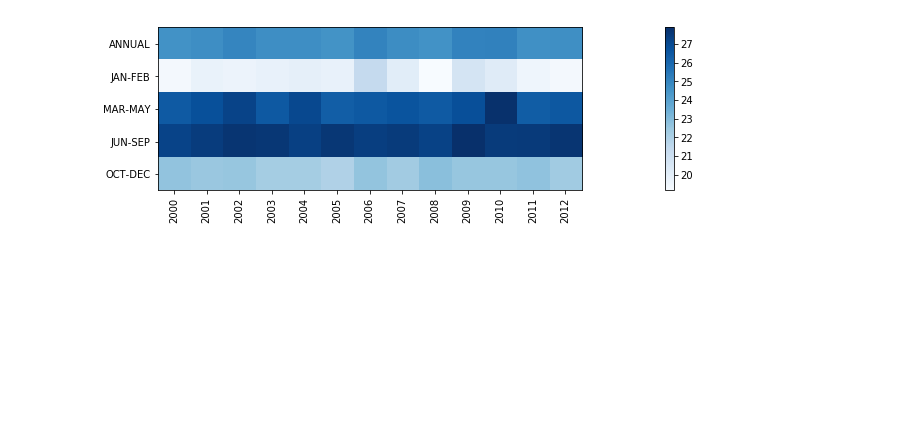
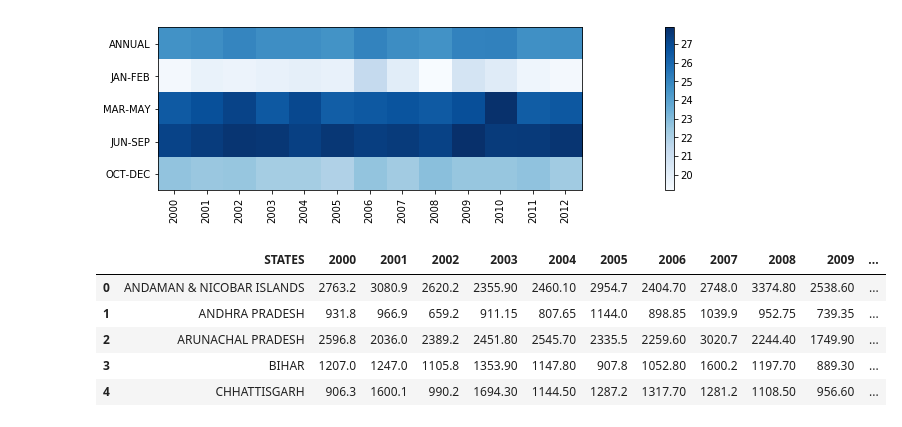
Before and after one commit to nitinvbharti/Agriculture_Analysis, a Jupyter notebook: Agro_analysis.ipynb, the cells around one changed output. Cells and saved outputs as stored; diff of their text form; code cells hidden in the pictures; blank space fills up the shorter version.

```diff
--- a/Agro_analysis.ipynb
+++ b/Agro_analysis.ipynb
@@ -160,3 +160,13 @@ plt.colorbar()
 plt.show()
 # %% [output]
 [figure]
+# %%
+rainfall =  pd.read_csv('rainfall_cleaned.csv',delimiter=',')
+rainfall.head()
+# %% [output]
+|  | STATES | 2000 | 2001 | 2002 | 2003 | 2004 | 2005 | 2006 | 2007 | 2008 | 2009 | ... |
+| 0 | ANDAMAN & NICOBAR ISLANDS | 2763.2 | 3080.9 | 2620.2 | 2355.90 | 2460.10 | 2954.7 | 2404.70 | 2748.0 | 3374.80 | 2538.60 | ... |
+| 1 | ANDHRA PRADESH | 931.8 | 966.9 | 659.2 | 911.15 | 807.65 | 1144.0 | 898.85 | 1039.9 | 952.75 | 739.35 | ... |
+| 2 | ARUNACHAL PRADESH | 2596.8 | 2036.0 | 2389.2 | 2451.80 | 2545.70 | 2335.5 | 2259.60 | 3020.7 | 2244.40 | 1749.90 | ... |
+| 3 | BIHAR | 1207.0 | 1247.0 | 1105.8 | 1353.90 | 1147.80 | 907.8 | 1052.80 | 1600.2 | 1197.70 | 889.30 | ... |
+| 4 | CHHATTISGARH | 906.3 | 1600.1 | 990.2 | 1694.30 | 1144.50 | 1287.2 | 1317.70 | 1281.2 | 1108.50 | 956.60 | ... |
```
Also changed, not shown: parts of 3 cells of this notebook, 22 other files.
